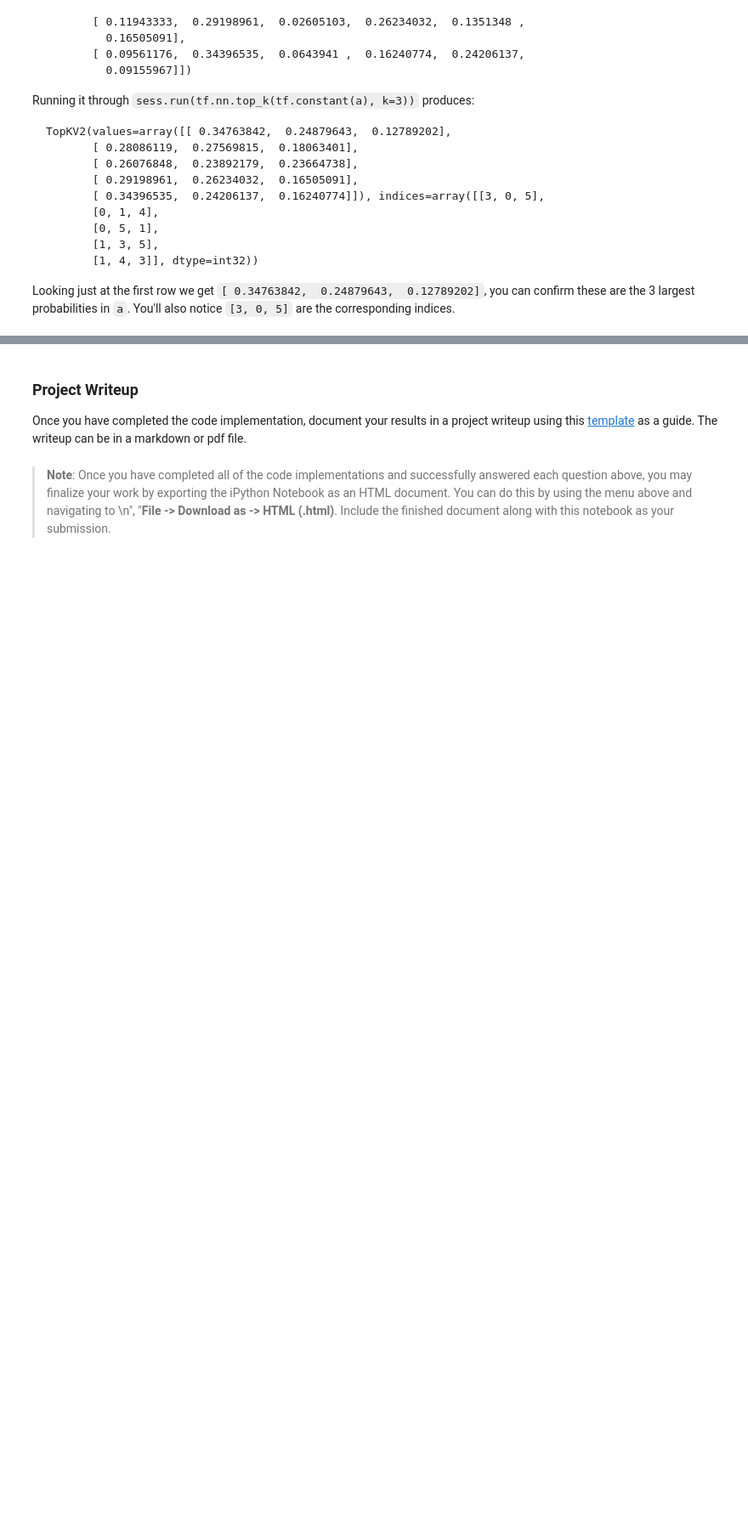
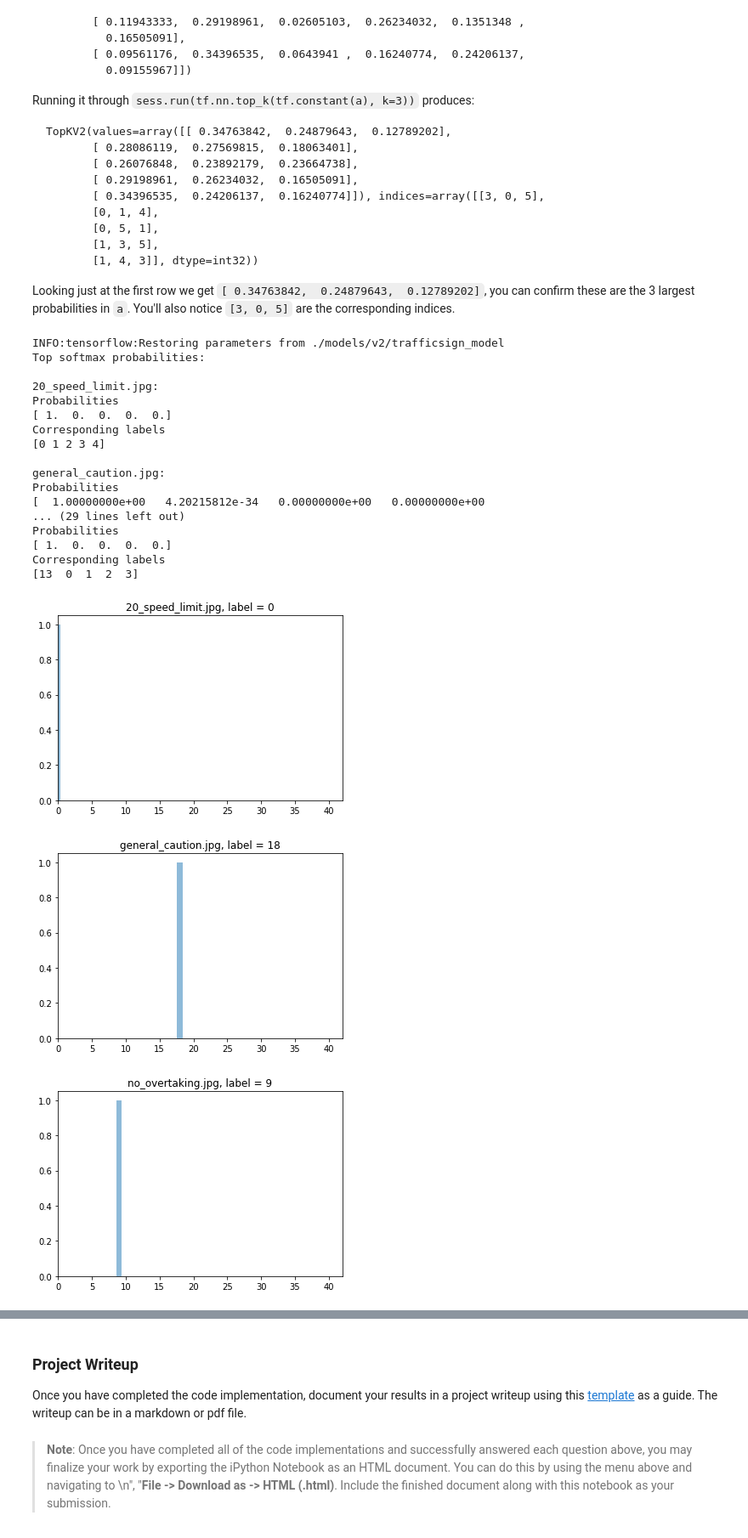
Before and after one commit to nisheed75/SelfDrivingCar-CarND-TrafficSignClassifer, a Jupyter notebook: Traffic_Sign_Classifier.ipynb, the cells around one changed output, grey strips where cells are left out. Shown at 85% size. Saved outputs shown, nothing was run; the diff lists cells and outputs as text; code cells hidden in the pictures; blank space fills up the shorter version.

```diff
--- a/Traffic_Sign_Classifier.ipynb
+++ b/Traffic_Sign_Classifier.ipynb
@@ -677,0 +773,8 @@ You may find `signnames.csv` useful as it contains mappings from the class id (i
+# %%
+with tf.Session() as sess:
+    saver.restore(sess, modelLocation)
+    accuracy = sess.run(accuracy_operation, feed_dict={
+            x: X_test_web,
+            y: Y_test_web,
+            keep_prob: np.array([1.0, 1.0, 1.0, 1.0, 1.0])})
+    print( "Accuracy = {}%".format( accuracy*100. ) )
@@ -720,0 +824,46 @@ Looking just at the first row we get `[ 0.34763842,  0.24879643,  0.12789202]`,
+# %%
+### Print out the top five softmax probabilities for the predictions on the German traffic sign images found on the web.
+### Feel free to use as many code cells as needed.
+top_k_getter = tf.nn.top_k(tf.nn.softmax(logits),5)
+
+with tf.Session() as sess:
+    # Load the weights and bias
+    saver.restore(sess, modelLocation)
+    output = sess.run(top_k_getter, feed_dict={
+        x: X_test_web,
+         keep_prob: np.array([1.0, 1.0, 1.0, 1.0, 1.0])})
+
+print("Top softmax probabilities:")
+
+for i in range(7):
+    print()
+    print( "{}:".format( names[i] ) )
+    print( "Probabilities")
+    print(output.values[i])
+    print( "Corresponding labels")
+    print(output.indices[i])
+    plt.figure()
+    plt.bar(output.indices[i],output.values[i], align='center', alpha=0.5)
+    plt.xlim([0,42])
+    plt.title("{}, label = {}".format( names[i], Y_test_web[i] ) )
+# %% [output]
+INFO:tensorflow:Restoring parameters from ./models/v2/trafficsign_model
+Top softmax probabilities:
+
+20_speed_limit.jpg:
+Probabilities
+[ 1.  0.  0.  0.  0.]
+Corresponding labels
+[0 1 2 3 4]
+
+general_caution.jpg:
+Probabilities
+[  1.00000000e+00   4.20215812e-34   0.00000000e+00   0.00000000e+00
+... (29 lines left out)
+Probabilities
+[ 1.  0.  0.  0.  0.]
+Corresponding labels
+[13  0  1  2  3]
+[figure, added]
+[figure, added]
+[figure, added]
```
Also changed, not shown: parts of 11 cells of this notebook, 10 other files.
